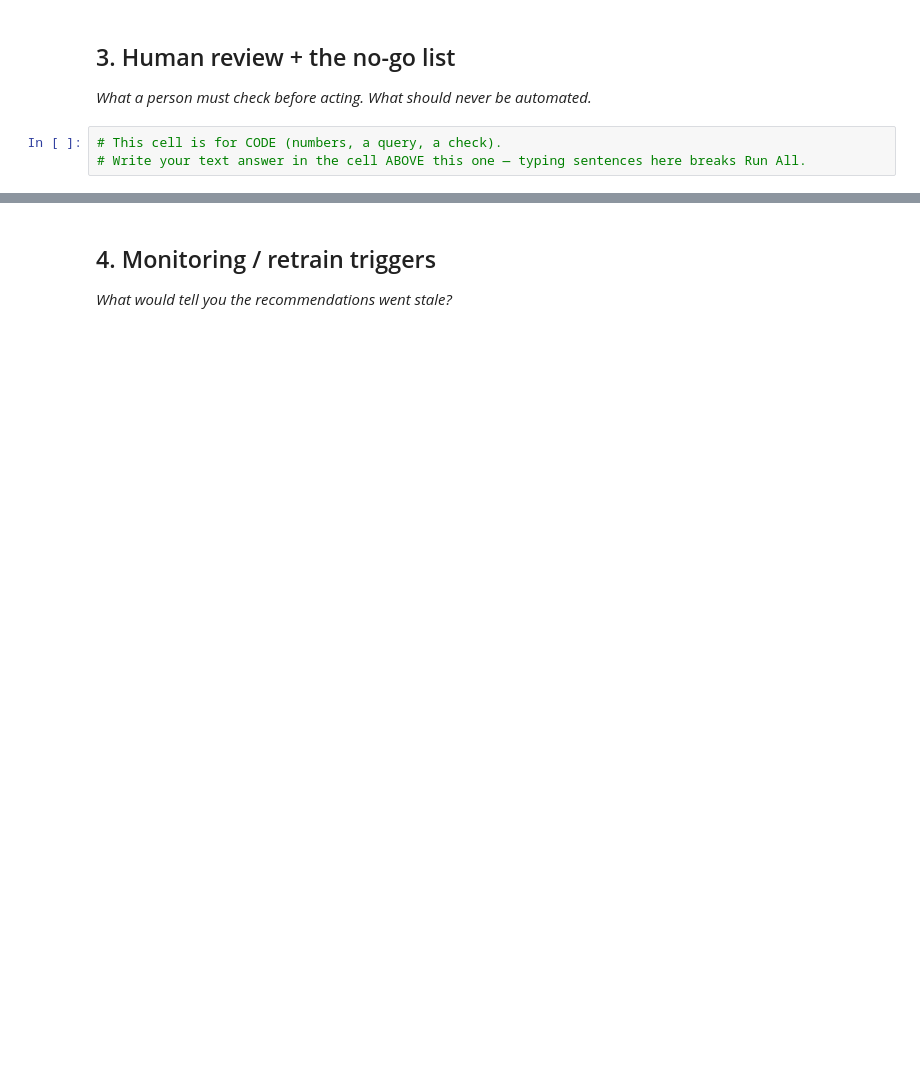
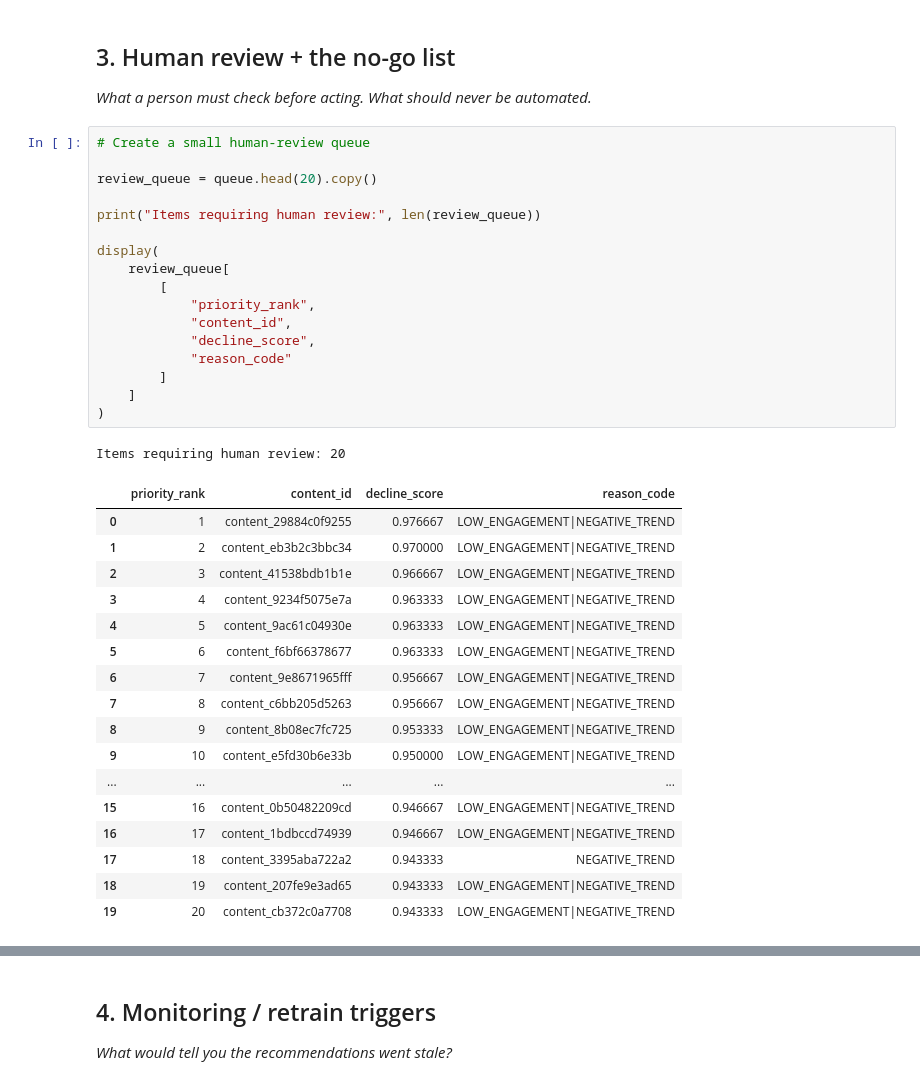
Before and after one commit to Duchalsoham12/flyrank-ml-internship, a Jupyter notebook: work/notebooks/w07_action_playbook.ipynb, the cells around one changed output, grey strips where cells are left out. Cells and saved outputs as stored; diff of their text form; blank space fills up the shorter version.

```diff
--- a/work/notebooks/w07_action_playbook.ipynb
+++ b/work/notebooks/w07_action_playbook.ipynb
@@ -24,6 +277,39 @@ This skeleton is yours to fill. Work the sections **in order** — each one has
 ## 3. Human review + the no-go list
 
 *What a person must check before acting. What should never be automated.*
-# %%
-# This cell is for CODE (numbers, a query, a check).
-# Write your text answer in the cell ABOVE this one — typing sentences here breaks Run All.
+# %%
+# Create a small human-review queue
+
+review_queue = queue.head(20).copy()
+
+print("Items requiring human review:", len(review_queue))
+
+display(
+    review_queue[
+        [
+            "priority_rank",
+            "content_id",
+            "decline_score",
+            "reason_code"
+        ]
+    ]
+)
+# %% [output]
+Items requiring human review: 20
+|  | priority_rank | content_id | decline_score | reason_code |
+| 0 | 1 | content_29884c0f9255 | 0.976667 | LOW_ENGAGEMENT|NEGATIVE_TREND |
+| 1 | 2 | content_eb3b2c3bbc34 | 0.970000 | LOW_ENGAGEMENT|NEGATIVE_TREND |
+| 2 | 3 | content_41538bdb1b1e | 0.966667 | LOW_ENGAGEMENT|NEGATIVE_TREND |
+| 3 | 4 | content_9234f5075e7a | 0.963333 | LOW_ENGAGEMENT|NEGATIVE_TREND |
+| 4 | 5 | content_9ac61c04930e | 0.963333 | LOW_ENGAGEMENT|NEGATIVE_TREND |
+| 5 | 6 | content_f6bf66378677 | 0.963333 | LOW_ENGAGEMENT|NEGATIVE_TREND |
+| 6 | 7 | content_9e8671965fff | 0.956667 | LOW_ENGAGEMENT|NEGATIVE_TREND |
+| 7 | 8 | content_c6bb205d5263 | 0.956667 | LOW_ENGAGEMENT|NEGATIVE_TREND |
+| 8 | 9 | content_8b08ec7fc725 | 0.953333 | LOW_ENGAGEMENT|NEGATIVE_TREND |
+| 9 | 10 | content_e5fd30b6e33b | 0.950000 | LOW_ENGAGEMENT|NEGATIVE_TREND |
+| ... | ... | ... | ... | ... |
+| 15 | 16 | content_0b50482209cd | 0.946667 | LOW_ENGAGEMENT|NEGATIVE_TREND |
+| 16 | 17 | content_1bdbccd74939 | 0.946667 | LOW_ENGAGEMENT|NEGATIVE_TREND |
+| 17 | 18 | content_3395aba722a2 | 0.943333 | NEGATIVE_TREND |
+| 18 | 19 | content_207fe9e3ad65 | 0.943333 | LOW_ENGAGEMENT|NEGATIVE_TREND |
+| 19 | 20 | content_cb372c0a7708 | 0.943333 | LOW_ENGAGEMENT|NEGATIVE_TREND |
```
Also changed, not shown: parts of 15 cells of this notebook.
